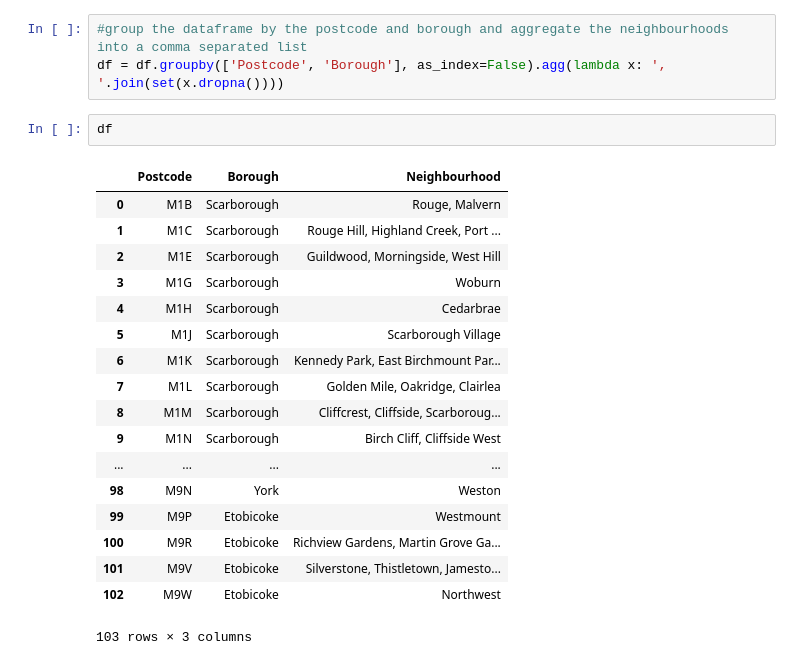
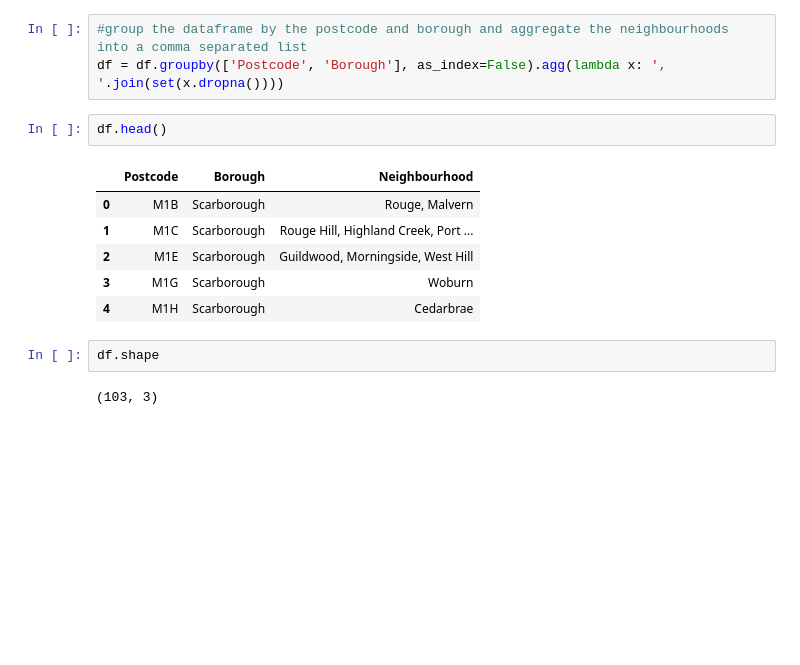
Before and after one commit to naveen-ram/Coursera_Capstone, a Jupyter notebook: Segmenting and Clustering Neighborhoods in Toronto.ipynb, the cells around one changed output. Cells and saved outputs as stored; diff of their text form; blank space fills up the shorter version.

```diff
--- a/Segmenting and Clustering Neighborhoods in Toronto.ipynb
+++ b/Segmenting and Clustering Neighborhoods in Toronto.ipynb
@@ -121,23 +86,15 @@ df
 #group the dataframe by the postcode and borough and aggregate the neighbourhoods into a comma separated list
 df = df.groupby(['Postcode', 'Borough'], as_index=False).agg(lambda x: ', '.join(set(x.dropna())))
 # %%
-df
+df.head()
 # %% [output]
 |  | Postcode | Borough | Neighbourhood |
 | 0 | M1B | Scarborough | Rouge, Malvern |
 | 1 | M1C | Scarborough | Rouge Hill, Highland Creek, Port ... |
 | 2 | M1E | Scarborough | Guildwood, Morningside, West Hill |
 | 3 | M1G | Scarborough | Woburn |
 | 4 | M1H | Scarborough | Cedarbrae |
-| 5 | M1J | Scarborough | Scarborough Village |
-| 6 | M1K | Scarborough | Kennedy Park, East Birchmount Par... |
-| 7 | M1L | Scarborough | Golden Mile, Oakridge, Clairlea |
-| 8 | M1M | Scarborough | Cliffcrest, Cliffside, Scarboroug... |
-| 9 | M1N | Scarborough | Birch Cliff, Cliffside West |
-| ... | ... | ... | ... |
-| 98 | M9N | York | Weston |
-| 99 | M9P | Etobicoke | Westmount |
-| 100 | M9R | Etobicoke | Richview Gardens, Martin Grove Ga... |
-| 101 | M9V | Etobicoke | Silverstone, Thistletown, Jamesto... |
-| 102 | M9W | Etobicoke | Northwest |
-103 rows × 3 columns
+# %%
+df.shape
+# %% [output]
+(103, 3)
```
Also changed, not shown: parts of 7 cells of this notebook, 1 other file.
